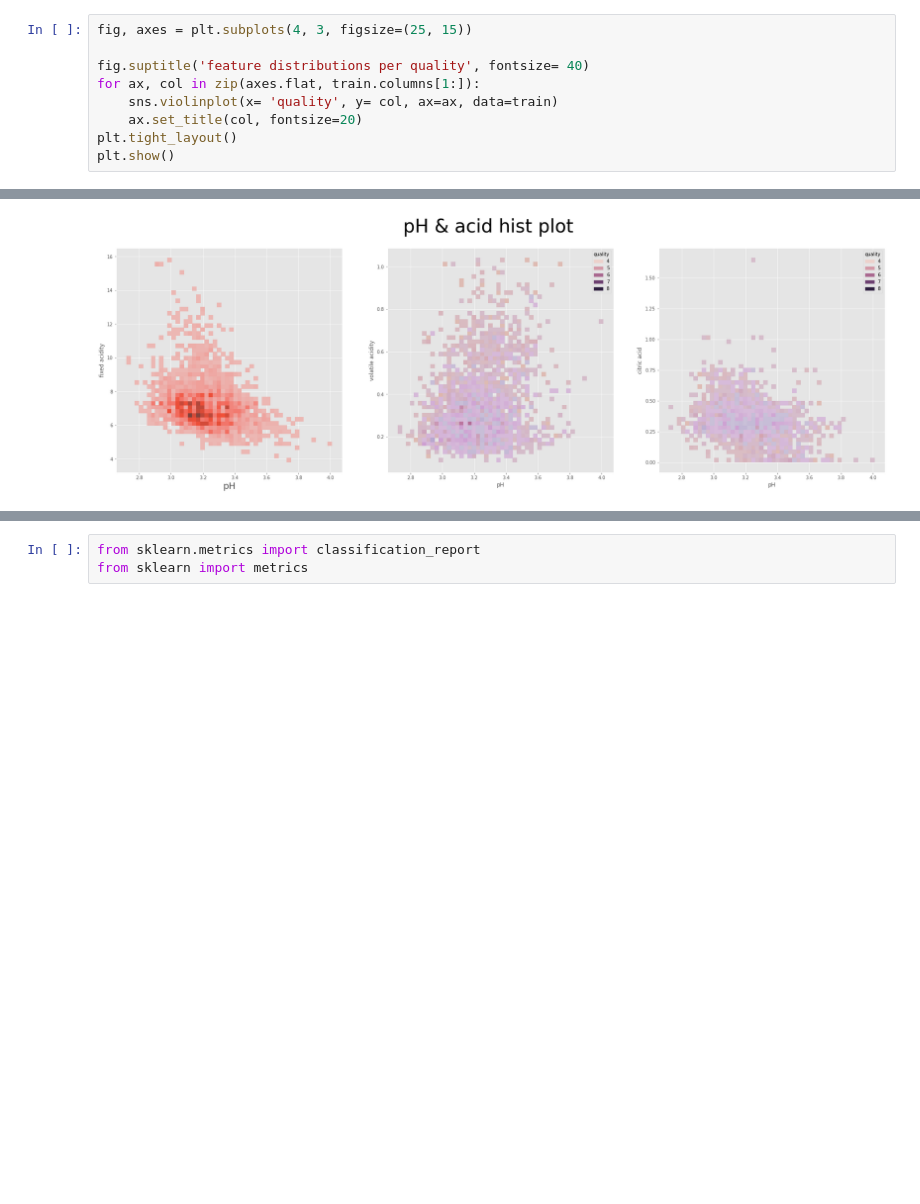
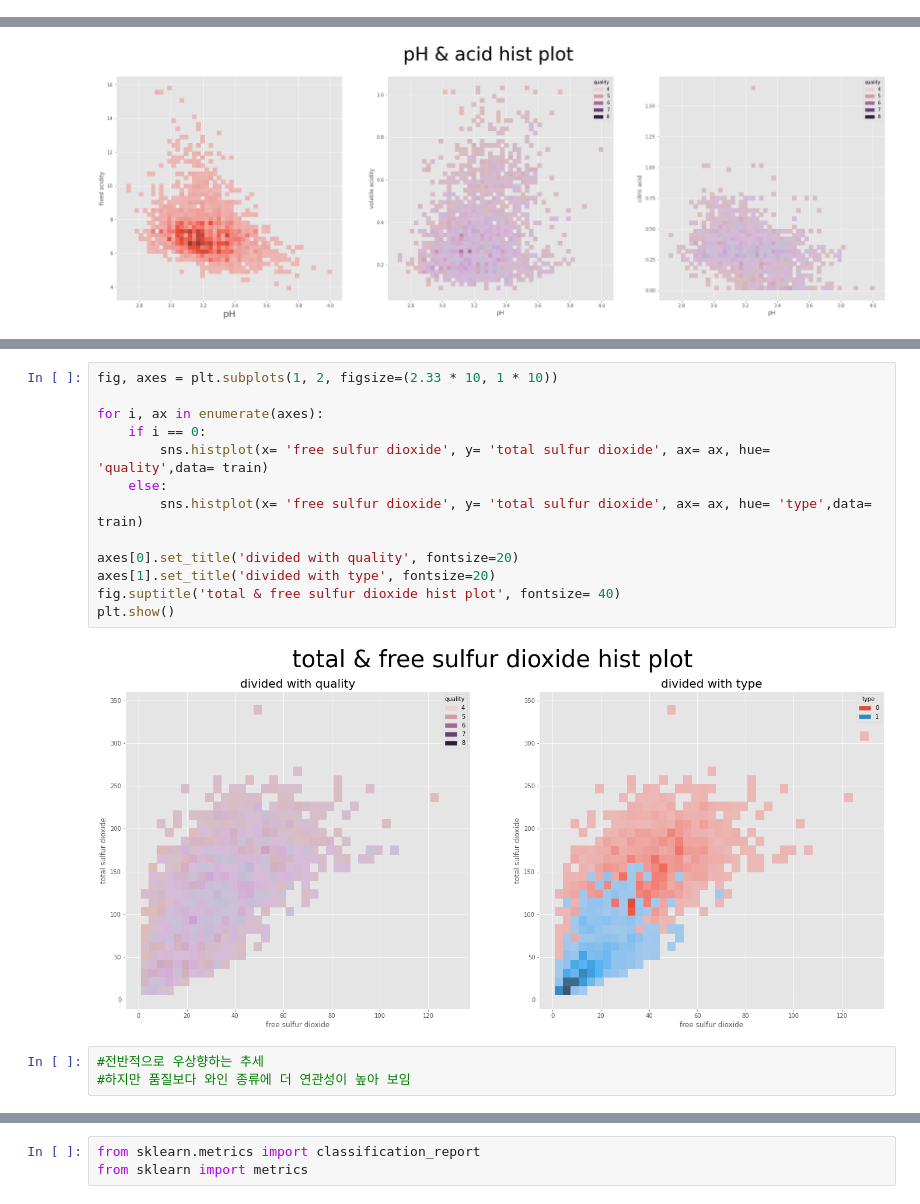
Before and after one commit to JJungEEun/dacon, a Jupyter notebook: 와인 품질 분류 경진대회/와인 품질 분류 .ipynb, the cells around one changed output, grey strips where cells are left out. Drawn from its saved outputs; the diff is of its cells as text; blank space fills up the shorter version.

```diff
--- a/와인 품질 분류 경진대회/와인 품질 분류 .ipynb
+++ b/와인 품질 분류 경진대회/와인 품질 분류 .ipynb
@@ -124,12 +123,3 @@ plt.tight_layout()
 plt.show()
 # %% [output]
 [figure]
-# %%
-fig, axes = plt.subplots(4, 3, figsize=(25, 15))
-
-fig.suptitle('feature distributions per quality', fontsize= 40)
-for ax, col in zip(axes.flat, train.columns[1:]):
-    sns.violinplot(x= 'quality', y= col, ax=ax, data=train)
-    ax.set_title(col, fontsize=20)
-plt.tight_layout()
-plt.show()
@@ -152,0 +169,18 @@ plt.show()
+# %%
+fig, axes = plt.subplots(1, 2, figsize=(2.33 * 10, 1 * 10))
+
+for i, ax in enumerate(axes):
+    if i == 0:
+        sns.histplot(x= 'free sulfur dioxide', y= 'total sulfur dioxide', ax= ax, hue= 'quality',data= train)
+    else:
+        sns.histplot(x= 'free sulfur dioxide', y= 'total sulfur dioxide', ax= ax, hue= 'type',data= train)
+
+axes[0].set_title('divided with quality', fontsize=20)
+axes[1].set_title('divided with type', fontsize=20)
+fig.suptitle('total & free sulfur dioxide hist plot', fontsize= 40)
+plt.show()
+# %% [output]
+[figure, added]
+# %%
+#전반적으로 우상향하는 추세
+#하지만 품질보다 와인 종류에 더 연관성이 높아 보임
```
Also changed, not shown: parts of 40 cells of this notebook.
